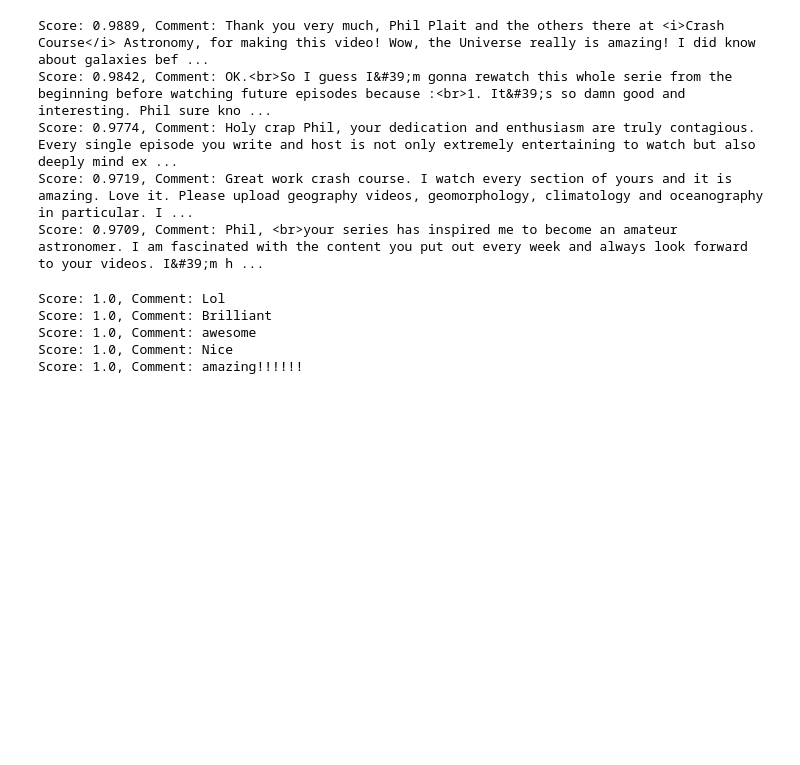
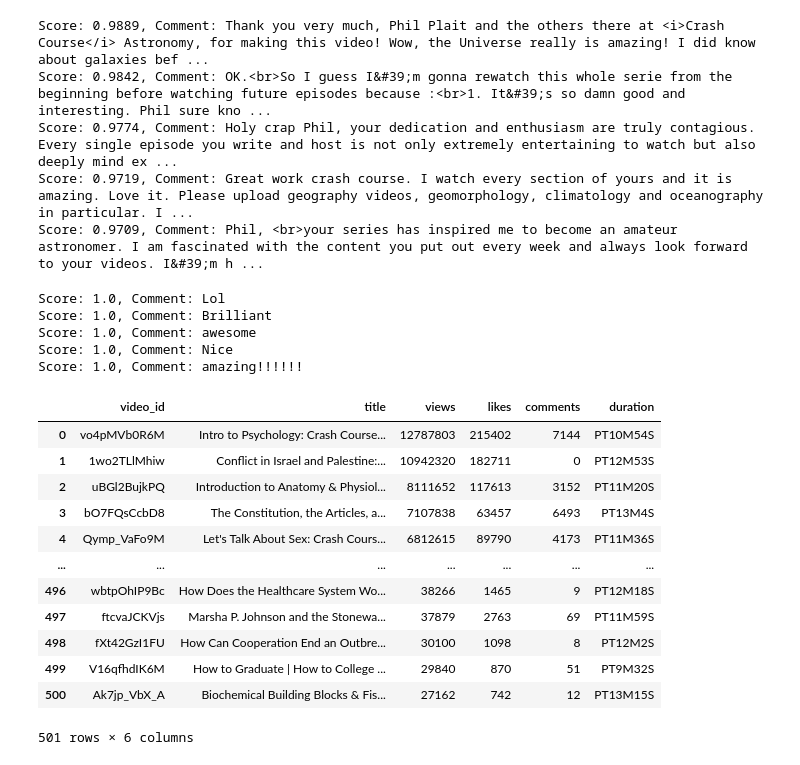
Before and after one commit to awaubreyw/aubrey_dissertation, a Jupyter notebook: src/webapp/recommender.ipynb, the cells around one changed output. Cells and saved outputs as stored; diff of their text form; code cells hidden in the pictures; blank space fills up the shorter version.

```diff
--- a/src/webapp/recommender.ipynb
+++ b/src/webapp/recommender.ipynb
@@ -98,0 +139,16 @@ Score: 1.0, Comment: amazing!!!!!!
+# %%
+df
+# %% [output]
+|  | video_id | title | views | likes | comments | duration |
+| 0 | vo4pMVb0R6M | Intro to Psychology: Crash Course... | 12787803 | 215402 | 7144 | PT10M54S |
+| 1 | 1wo2TLlMhiw | Conflict in Israel and Palestine:... | 10942320 | 182711 | 0 | PT12M53S |
+| 2 | uBGl2BujkPQ | Introduction to Anatomy & Physiol... | 8111652 | 117613 | 3152 | PT11M20S |
+| 3 | bO7FQsCcbD8 | The Constitution, the Articles, a... | 7107838 | 63457 | 6493 | PT13M4S |
+| 4 | Qymp_VaFo9M | Let's Talk About Sex: Crash Cours... | 6812615 | 89790 | 4173 | PT11M36S |
+| ... | ... | ... | ... | ... | ... | ... |
+| 496 | wbtpOhIP9Bc | How Does the Healthcare System Wo... | 38266 | 1465 | 9 | PT12M18S |
+| 497 | ftcvaJCKVjs | Marsha P. Johnson and the Stonewa... | 37879 | 2763 | 69 | PT11M59S |
+| 498 | fXt42GzI1FU | How Can Cooperation End an Outbre... | 30100 | 1098 | 8 | PT12M2S |
+| 499 | V16qfhdIK6M | How to Graduate | How to College ... | 29840 | 870 | 51 | PT9M32S |
+| 500 | Ak7jp_VbX_A | Biochemical Building Blocks & Fis... | 27162 | 742 | 12 | PT13M15S |
+501 rows × 6 columns
```
Also changed, not shown: parts of 7 cells of this notebook.
